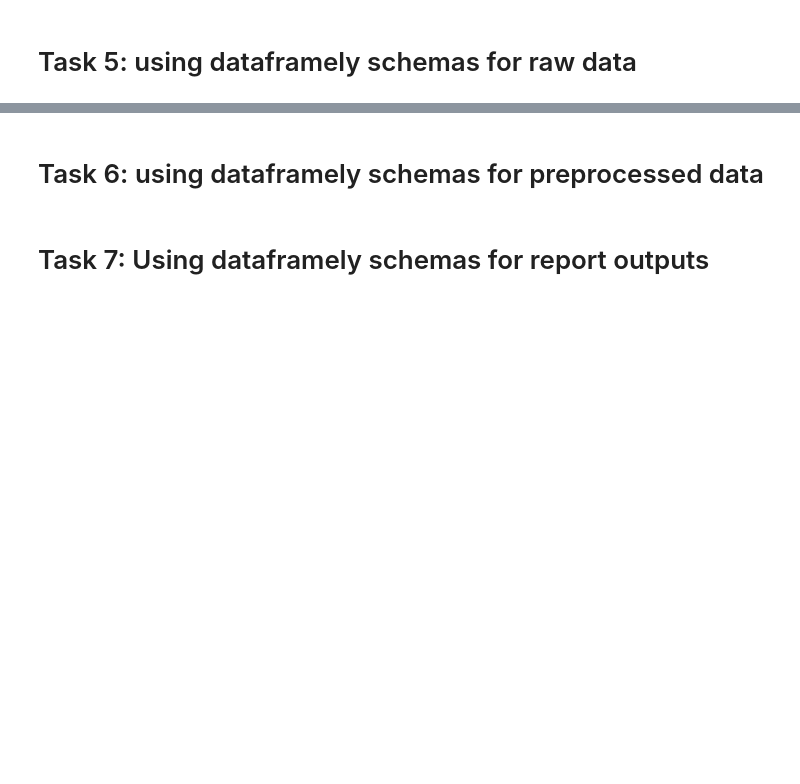
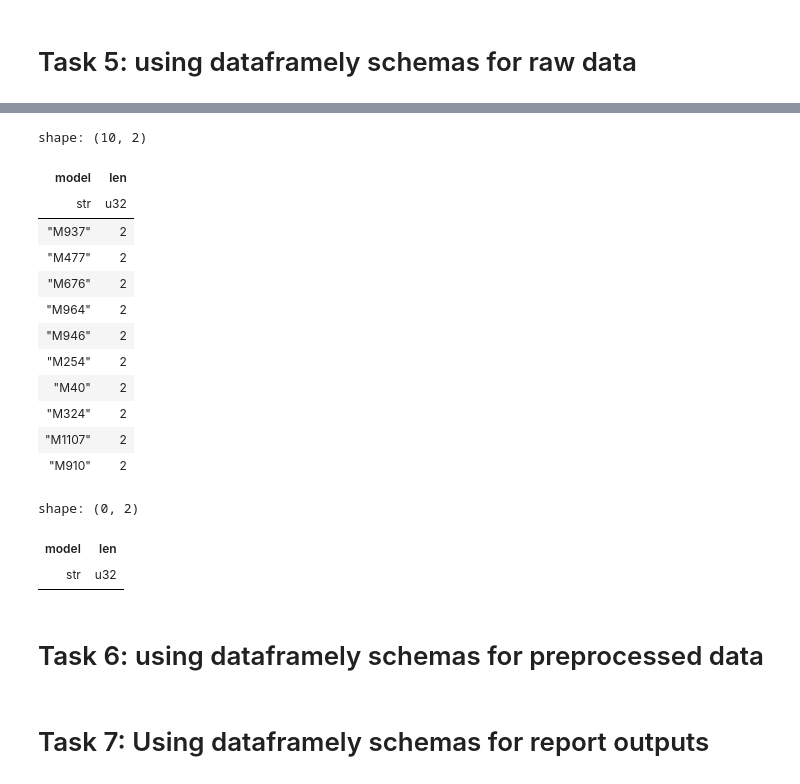
Before and after one commit to Quantco/tutorial-pycon26-polars-dataframely, a Jupyter notebook: tutorial.ipynb, the cells around one changed output, grey strips where cells are left out. Saved outputs shown, nothing was run; the diff lists cells and outputs as text; code cells hidden in the pictures; blank space fills up the shorter version.

```diff
--- a/tutorial.ipynb
+++ b/tutorial.ipynb
@@ -265,3 +314,28 @@ run_pipeline(raw).to_string()
+# %%
+# The raw table has a few models with two rows
+raw.models.group_by("model").len().filter(pl.col("len") > 1).collect()
+# %% [output]
+shape: (10, 2)
+| model | len |
+| str | u32 |
+| "M937" | 2 |
+| "M477" | 2 |
+| "M676" | 2 |
+| "M964" | 2 |
+| "M946" | 2 |
+| "M254" | 2 |
+| "M40" | 2 |
+| "M324" | 2 |
+| "M1107" | 2 |
+| "M910" | 2 |
+# %%
+# The lines are truly duplicate, i.e. all other columns are also the same
+# so a pragmatic solution is to drop them.
+raw.models.unique().group_by("model").len().filter(pl.col("len") > 1).collect()
+# %% [output]
+shape: (0, 2)
+| model | len |
+| str | u32 |
 # %% [markdown]
 # Task 6: using dataframely schemas for preprocessed data
 # %%
```
Also changed, not shown: parts of 15 cells of this notebook, 5 other files.
